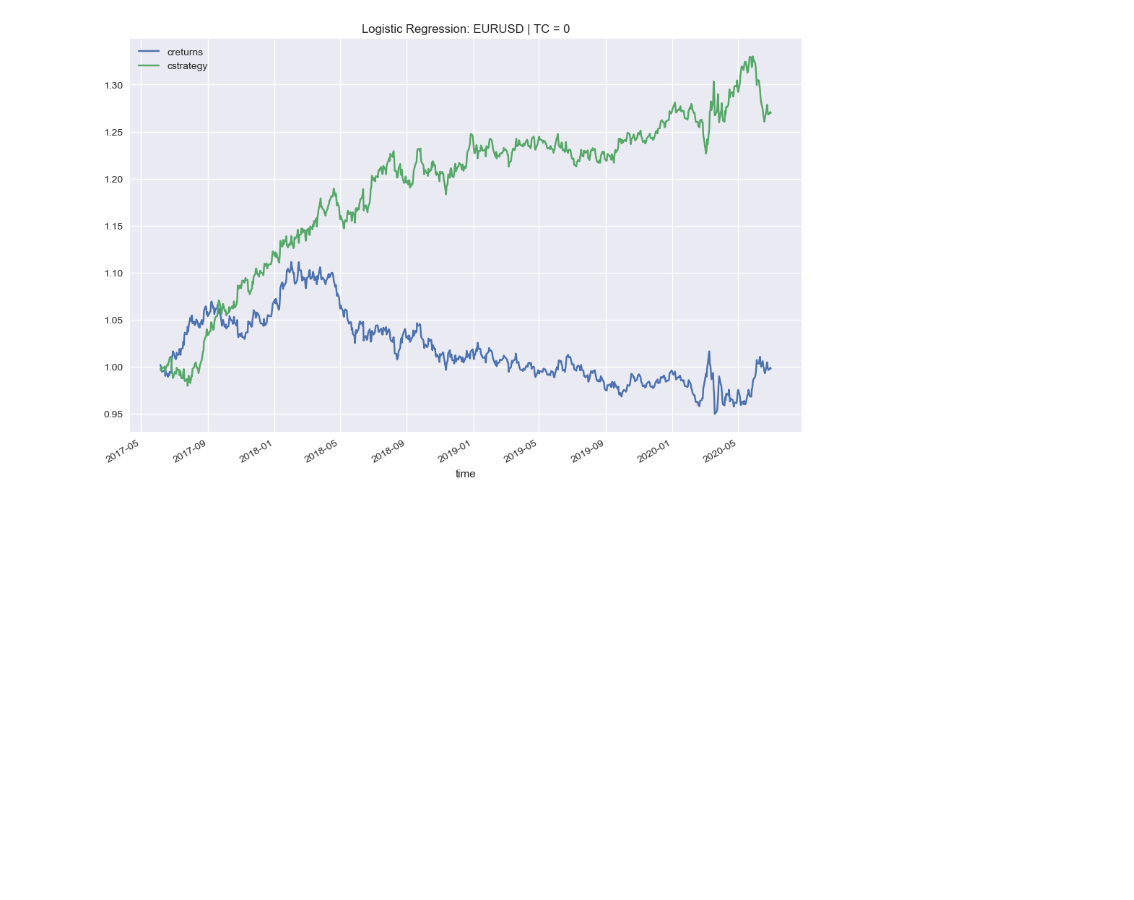
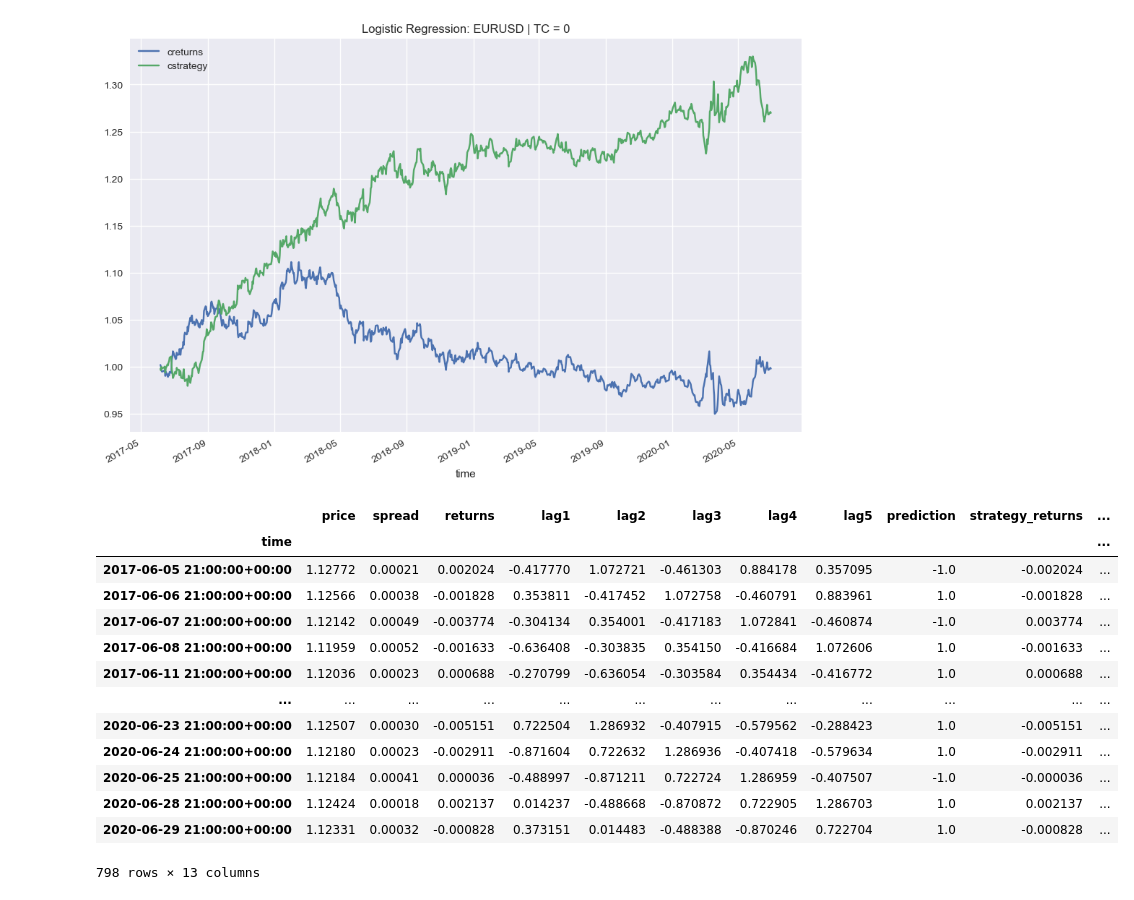
Before and after one commit to marcuzyw/main_timeline, a Jupyter notebook: ML_Backtester.ipynb, the cells around one changed output. Cells and saved outputs as stored; diff of their text form; code cells hidden in the pictures; blank space fills up the shorter version.

```diff
--- a/ML_Backtester.ipynb
+++ b/ML_Backtester.ipynb
@@ -101,13 +101,32 @@ from sklearn.multiclass import OneVsRestClassifier
 
 plt.style.use("seaborn-v0_8")
 
-class IterativeML(IterativeBase):
+class ML_Backtester():
+
+    def __init__(self,symbol,start,end,amount,use_spread = True, tc = 0.00075):
+        self.symbol = symbol
+        self.start = start
+        self.end = end
+        self.initial_balance = amount
+        self.current_balance = amount
+        self.units = 0
+        self.trades = 0
+        self.position = 0
+        self.use_spread = use_spread
+        self.tc = tc
+        self.get_data()
+
+    def get_data(self):
+        raw = pd.read_csv("detailed.csv",parse_dates = ["time"],index_col = "time").dropna()
+        raw = raw.loc[self.start:self.end].copy()
+        raw["returns"] = np.log(raw["price"]/raw["price"].shift(1))
+        self.data = raw
 
     # repr
     def __repr__(self):
         return f"Iterative ML Backtester (symbol= {self.symbol} , start= {self.start} , end= {self.end})"
 
-    # helper methods
+    # start of helper methods
     def go_long(self, bar, units = None, amount = None):
         if self.position == -1:
             self.buy_instrument(bar, units = -self.units)
@@ -152,6 +171,15 @@ class IterativeML(IterativeBase):
         self.prepare_features(start,end)
         self.scale_features(recalc = True)
         self.model.fit(self.data_subset[self.feature_columns],np.sign(self.data_subset["returns"]))
+
+
+
+    # end of helper methods
+
+    def show_data(self):
+        return self.data
+
+
 
     def test_ml_strategy(self,train_ratio = 0.7,lags = 5):
 
@@ -218,6 +246,10 @@ class IterativeML(IterativeBase):
 
         return round(perf,6), round(outperf,6)
 
+    def show_results(self):
+        return self.results
+
+
     def plot_results(self):
         if self.results is None:
             print("Run test_strategy() first.")
@@ -225,7 +257,7 @@ class IterativeML(IterativeBase):
             title = f"Logistic Regression: {self.symbol} | TC = {self.tc}"
             self.results[["creturns","cstrategy"]].plot(title=title,figsize = (12,8))
 # %%
-ml = IterativeML(symbol="EURUSD",start="2006-12-31",end="2020-06-30",amount=10000,use_spread = True,tc=0)
+ml = ML_Backtester(symbol="EURUSD",start="2006-12-31",end="2020-06-30",amount=10000,use_spread = True,tc=0)
 # %%
 print(ml)
 # %% [output]
@@ -263,3 +295,20 @@ Performance of Strategy = 1.269857, Outperformance = 0.27175
 ml.plot_results()
 # %% [output]
 [figure]
+# %%
+ml.show_results()
+# %% [output]
+|  | price | spread | returns | lag1 | lag2 | lag3 | lag4 | lag5 | prediction | strategy_returns | ... |
+| time |  |  |  |  |  |  |  |  |  |  | ... |
+| 2017-06-05 21:00:00+00:00 | 1.12772 | 0.00021 | 0.002024 | -0.417770 | 1.072721 | -0.461303 | 0.884178 | 0.357095 | -1.0 | -0.002024 | ... |
+| 2017-06-06 21:00:00+00:00 | 1.12566 | 0.00038 | -0.001828 | 0.353811 | -0.417452 | 1.072758 | -0.460791 | 0.883961 | 1.0 | -0.001828 | ... |
+| 2017-06-07 21:00:00+00:00 | 1.12142 | 0.00049 | -0.003774 | -0.304134 | 0.354001 | -0.417183 | 1.072841 | -0.460874 | -1.0 | 0.003774 | ... |
+| 2017-06-08 21:00:00+00:00 | 1.11959 | 0.00052 | -0.001633 | -0.636408 | -0.303835 | 0.354150 | -0.416684 | 1.072606 | 1.0 | -0.001633 | ... |
+| 2017-06-11 21:00:00+00:00 | 1.12036 | 0.00023 | 0.000688 | -0.270799 | -0.636054 | -0.303584 | 0.354434 | -0.416772 | 1.0 | 0.000688 | ... |
+| ... | ... | ... | ... | ... | ... | ... | ... | ... | ... | ... | ... |
+| 2020-06-23 21:00:00+00:00 | 1.12507 | 0.00030 | -0.005151 | 0.722504 | 1.286932 | -0.407915 | -0.579562 | -0.288423 | 1.0 | -0.005151 | ... |
+| 2020-06-24 21:00:00+00:00 | 1.12180 | 0.00023 | -0.002911 | -0.871604 | 0.722632 | 1.286936 | -0.407418 | -0.579634 | 1.0 | -0.002911 | ... |
+| 2020-06-25 21:00:00+00:00 | 1.12184 | 0.00041 | 0.000036 | -0.488997 | -0.871211 | 0.722724 | 1.286959 | -0.407507 | -1.0 | -0.000036 | ... |
+| 2020-06-28 21:00:00+00:00 | 1.12424 | 0.00018 | 0.002137 | 0.014237 | -0.488668 | -0.870872 | 0.722905 | 1.286703 | 1.0 | 0.002137 | ... |
+| 2020-06-29 21:00:00+00:00 | 1.12331 | 0.00032 | -0.000828 | 0.373151 | 0.014483 | -0.488388 | -0.870246 | 0.722704 | 1.0 | -0.000828 | ... |
+798 rows × 13 columns
```
